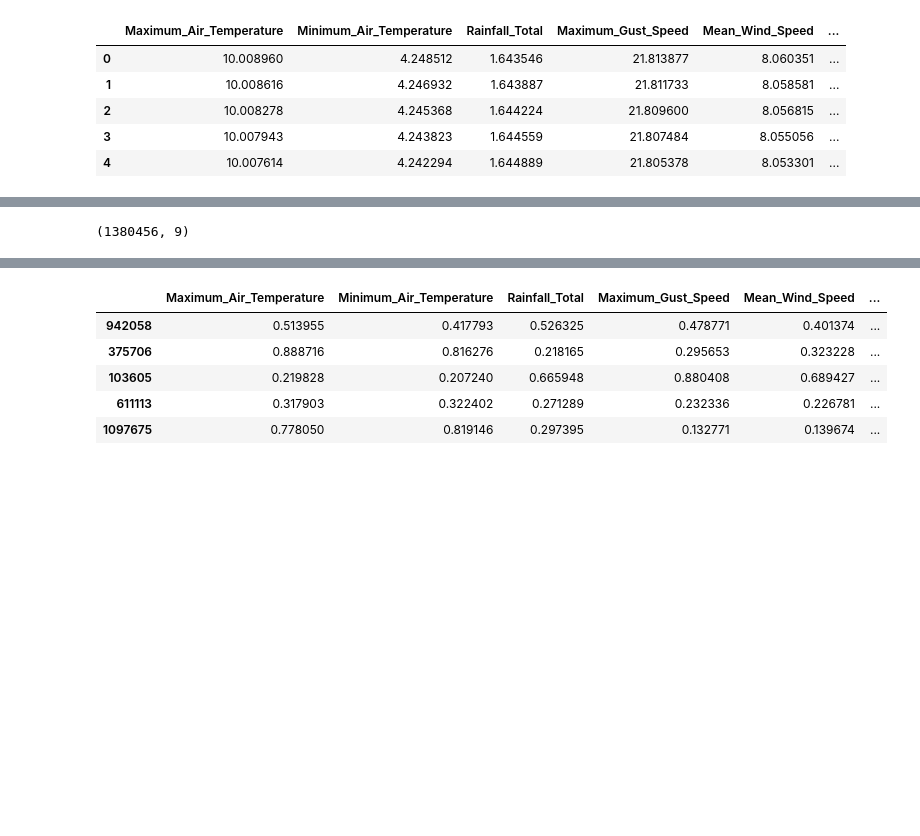
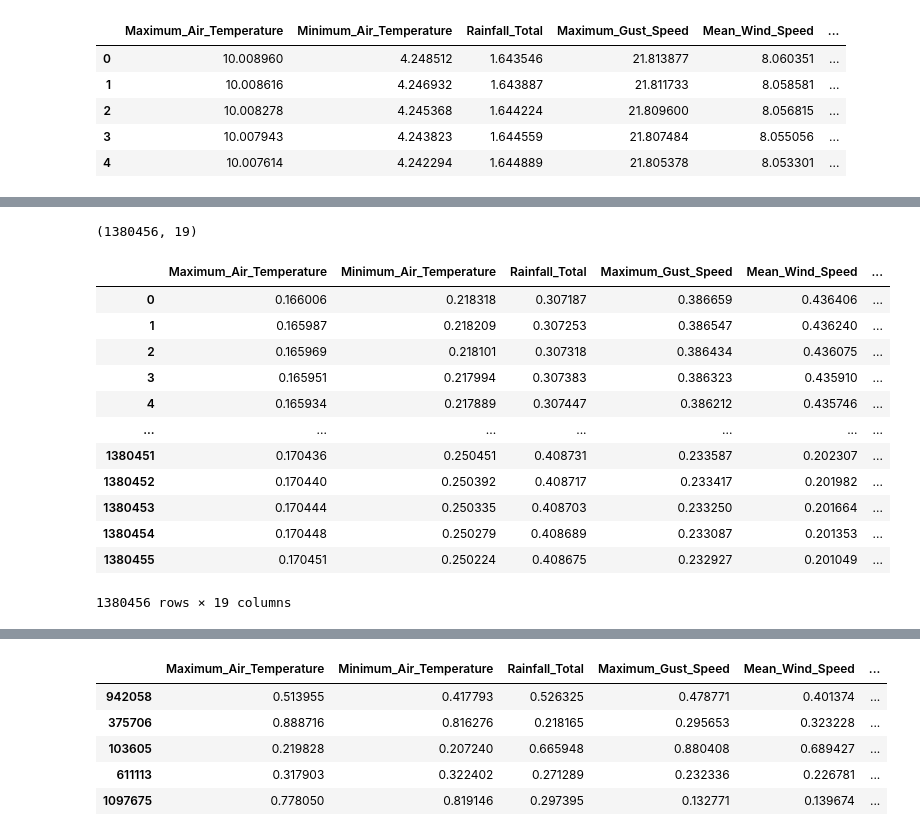
Before and after one commit to Amirbn73/Air-Pollution-Prediction-PM2.5, a Jupyter notebook: ANN_models.ipynb, the cells around one changed output, grey strips where cells are left out. Saved outputs shown, nothing was run; the diff lists cells and outputs as text; code cells hidden in the pictures; blank space fills up the shorter version.

```diff
--- a/ANN_models.ipynb
+++ b/ANN_models.ipynb
@@ -130,5 +124,5 @@ class RBFLayer(Layer):
         base_config = super(RBFLayer, self).get_config()
         return dict(list(base_config.items()) + list(config.items()))
 # %%
-df = pd.read_csv('test.csv')
+df = pd.read_csv('Final data.csv')
 # %%
@@ -146,3 +140,14 @@ ds.head()
 | 2 | 10.008278 | 4.245368 | 1.644224 | 21.809600 | 8.056815 | ... |
 | 3 | 10.007943 | 4.243823 | 1.644559 | 21.807484 | 8.055056 | ... |
 | 4 | 10.007614 | 4.242294 | 1.644889 | 21.805378 | 8.053301 | ... |
+# %%
+# Create dummy variables for the 'Month' column with drop_first=True
+df_dummies = pd.get_dummies(df['Month'], prefix='Month', drop_first=True)
+
+# Concatenate the dummy variables with the original DataFrame
+df = pd.concat([df, df_dummies], axis=1)
+
+# Drop the original 'Month' column since we now have dummy variables
+df = df.drop('Month', axis=1)
+
+df.head()
@@ -350,7 +344,7 @@ filtered_df
 # %%
 df.shape
 # %% [output]
-(1380456, 9)
+(1380456, 19)
 # %%
 scaler = MinMaxScaler((0,1))
 df['Maximum_Air_Temperature'] = scaler.fit_transform(df[['Maximum_Air_Temperature']])
@@ -360,5 +354,21 @@ df['Maximum_Gust_Speed'] = scaler.fit_transform(df[['Maximum_Gust_Speed']])
 df['Mean_Wind_Speed'] = scaler.fit_transform(df[['Mean_Wind_Speed']])
 # ds['PM2_5'] = scaler.fit_transform(ds[['PM2_5']])
 df['Dis2MR'] = scaler.fit_transform(df[['Dis2MR']])
+# %%
+df
+# %% [output]
+|  | Maximum_Air_Temperature | Minimum_Air_Temperature | Rainfall_Total | Maximum_Gust_Speed | Mean_Wind_Speed | ... |
+| 0 | 0.166006 | 0.218318 | 0.307187 | 0.386659 | 0.436406 | ... |
+| 1 | 0.165987 | 0.218209 | 0.307253 | 0.386547 | 0.436240 | ... |
+| 2 | 0.165969 | 0.218101 | 0.307318 | 0.386434 | 0.436075 | ... |
+| 3 | 0.165951 | 0.217994 | 0.307383 | 0.386323 | 0.435910 | ... |
+| 4 | 0.165934 | 0.217889 | 0.307447 | 0.386212 | 0.435746 | ... |
+| ... | ... | ... | ... | ... | ... | ... |
+| 1380451 | 0.170436 | 0.250451 | 0.408731 | 0.233587 | 0.202307 | ... |
+| 1380452 | 0.170440 | 0.250392 | 0.408717 | 0.233417 | 0.201982 | ... |
+| 1380453 | 0.170444 | 0.250335 | 0.408703 | 0.233250 | 0.201664 | ... |
+| 1380454 | 0.170448 | 0.250279 | 0.408689 | 0.233087 | 0.201353 | ... |
+| 1380455 | 0.170451 | 0.250224 | 0.408675 | 0.232927 | 0.201049 | ... |
+1380456 rows × 19 columns
 # %%
 # Select independent variables (features) and dependent variable
```
Also changed, not shown: parts of 43 cells of this notebook.
